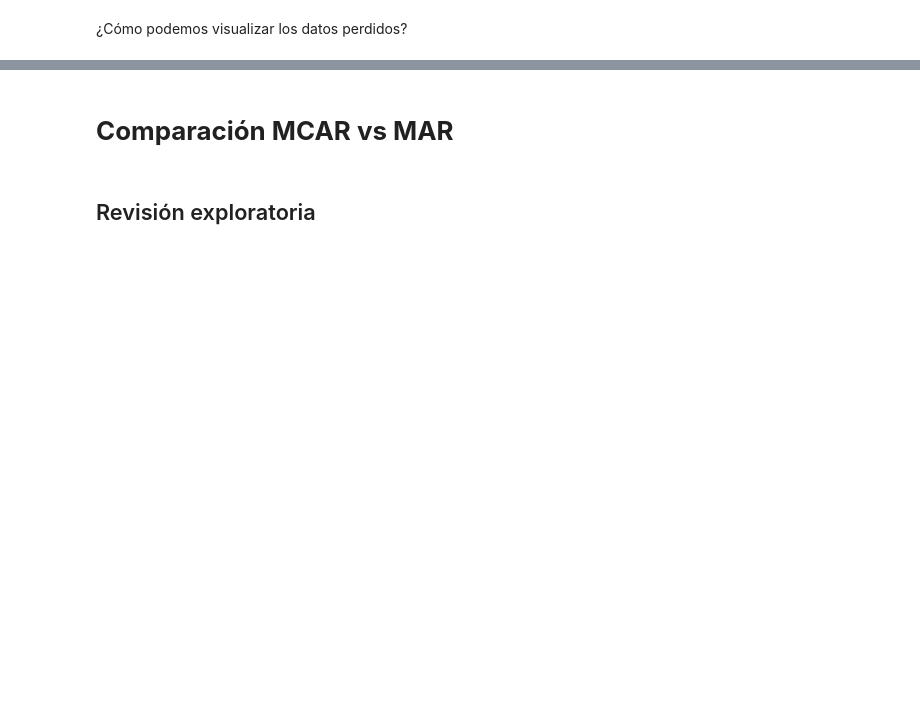
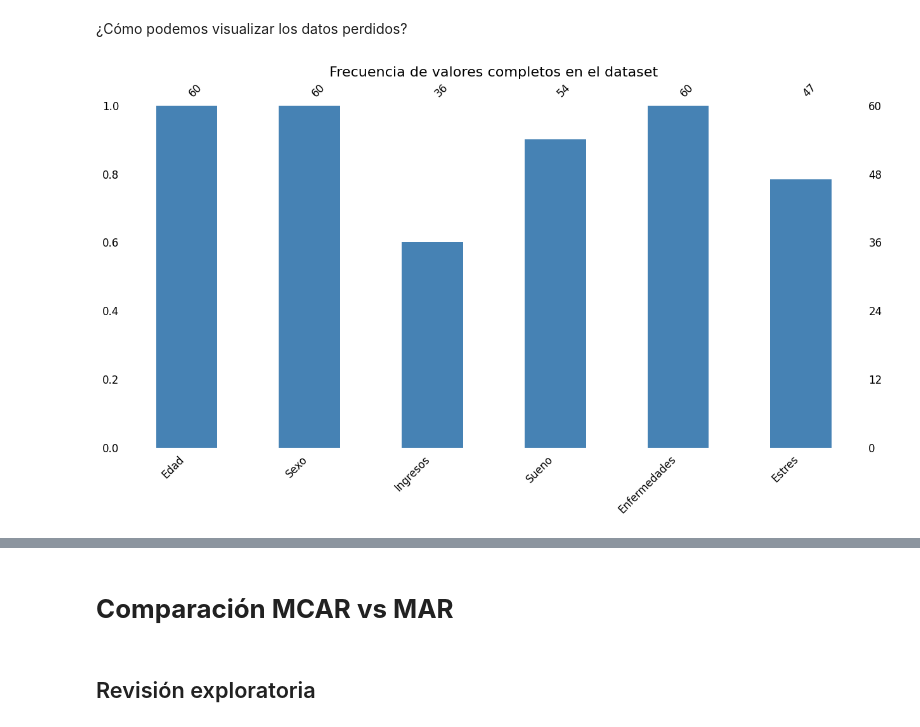
Before and after one commit to jeguns/EP7173, a Jupyter notebook: Unidad 03/03_Tratamiento_de_valores_perdidos_descripción_y_mecanismos.ipynb, the cells around one changed output, grey strips where cells are left out. Saved outputs shown, nothing was run; the diff lists cells and outputs as text; code cells hidden in the pictures; blank space fills up the shorter version.

```diff
--- a/Unidad 03/03_Tratamiento_de_valores_perdidos_descripción_y_mecanismos.ipynb
+++ b/Unidad 03/03_Tratamiento_de_valores_perdidos_descripción_y_mecanismos.ipynb
@@ -83,9 +186,11 @@ datos.describe(include = "all")
 # %%
 import missingno as msno
 import matplotlib.pyplot as plt
-msno.bar(datos, figsize=(15, 8), fontsize=12, color='steelblue')
+msno.bar(datos, figsize=(15,7), fontsize=12, color='steelblue')
 plt.title('Frecuencia de valores completos en el dataset', fontsize=16)
 plt.show()
+# %% [output]
+[figure, added]
 # %%
 msno.matrix(datos) # permite ver los missings como espacios en blanco
 plt.title('Ubicación de los valores perdidos en el dataset', fontsize=16)
```
Also changed, not shown: parts of 35 cells of this notebook.
